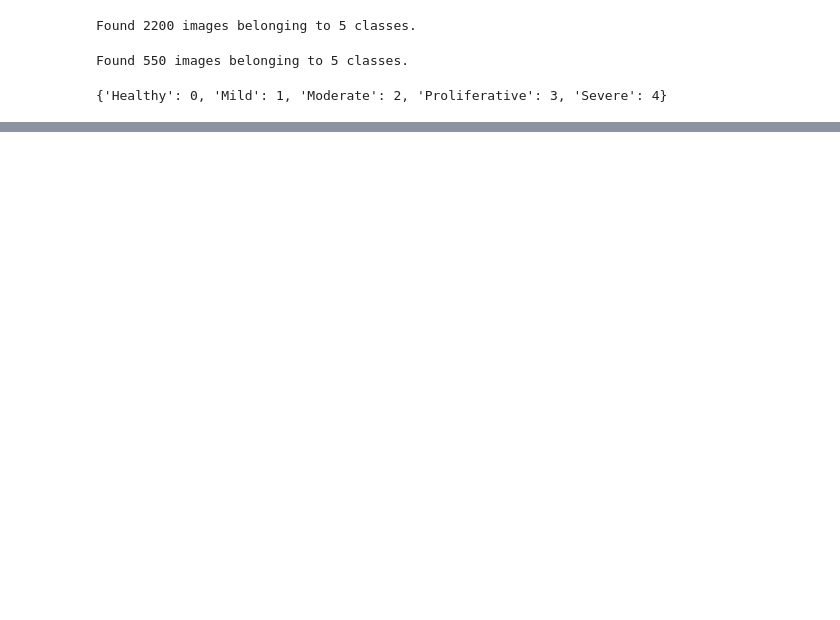
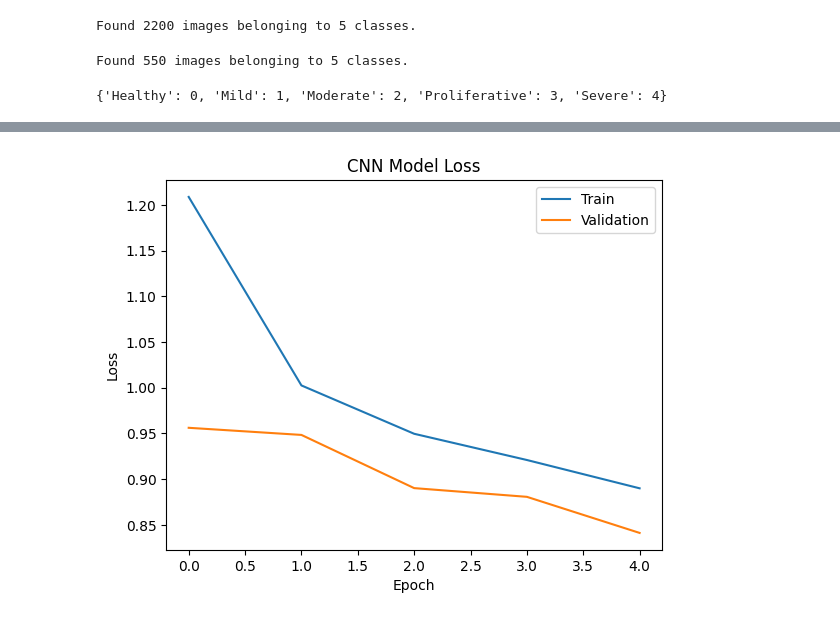
Before and after one commit to Rivier-Computer-Science/SP25-690-Patel, a Jupyter notebook: diabetic-retinopathy-classification/notebooks/diabetic_retinopathy.ipynb, the cells around one changed output, grey strips where cells are left out. Saved outputs shown, nothing was run; the diff lists cells and outputs as text; code cells hidden in the pictures; blank space fills up the shorter version.

```diff
--- a/diabetic-retinopathy-classification/notebooks/diabetic_retinopathy.ipynb
+++ b/diabetic-retinopathy-classification/notebooks/diabetic_retinopathy.ipynb
@@ -97,0 +219,13 @@ plt.show()
+# %%
+plt.plot(history.history['loss'])
+plt.plot(history.history['val_loss'])
+
+plt.title('CNN Model Loss')
+plt.ylabel('Loss')
+plt.xlabel('Epoch')
+
+plt.legend(['Train', 'Validation'])
+
+plt.show()
+# %% [output]
+[figure, added]
```
Also changed, not shown: parts of 13 cells of this notebook.
